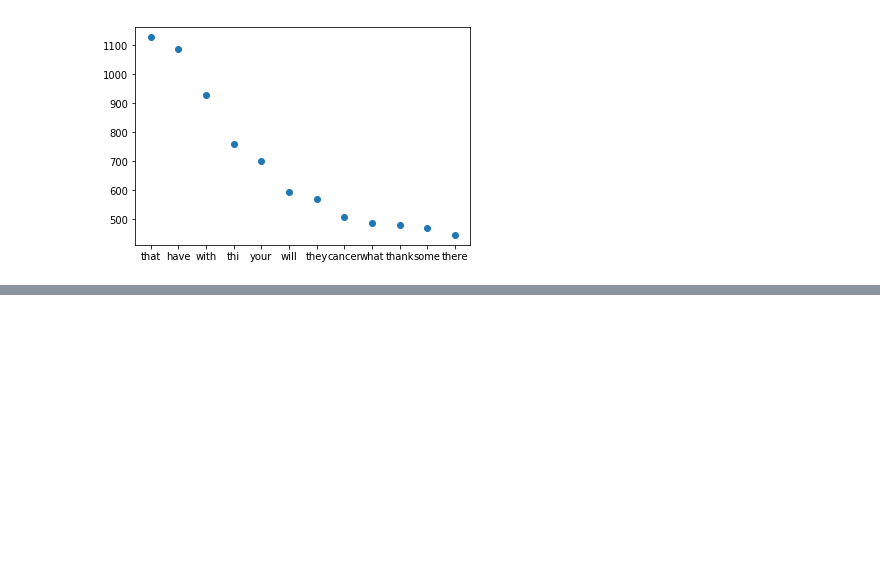
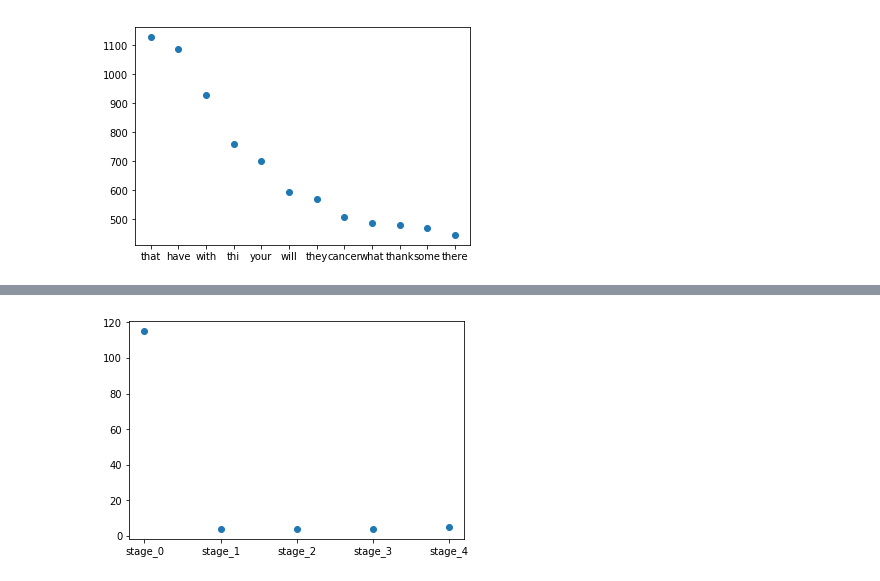
Before and after one commit to moamenibrahim/discussions-text-analysis, a Jupyter notebook: visualization.ipynb, the cells around one changed output, grey strips where cells are left out. Cells and saved outputs as stored; diff of their text form; code cells hidden in the pictures; blank space fills up the shorter version.

```diff
--- a/visualization.ipynb
+++ b/visualization.ipynb
@@ -194,0 +212,2 @@ plt.show()
+# %%
+cancerStage_result = cancerStage.return_lists()
@@ -194,0 +222,8 @@ plt.show()
+# %%
+testList = [(elem, cancerStage_result[elem]) for elem in cancerStage_result]
+testList = sorted(testList, key=lambda x: x[0])
+zip(*testList)
+plt.scatter(*zip(*testList))
+plt.show()
+# %% [output]
+[figure, added]
```
Also changed, not shown: parts of 9 cells of this notebook, 9 other files.
